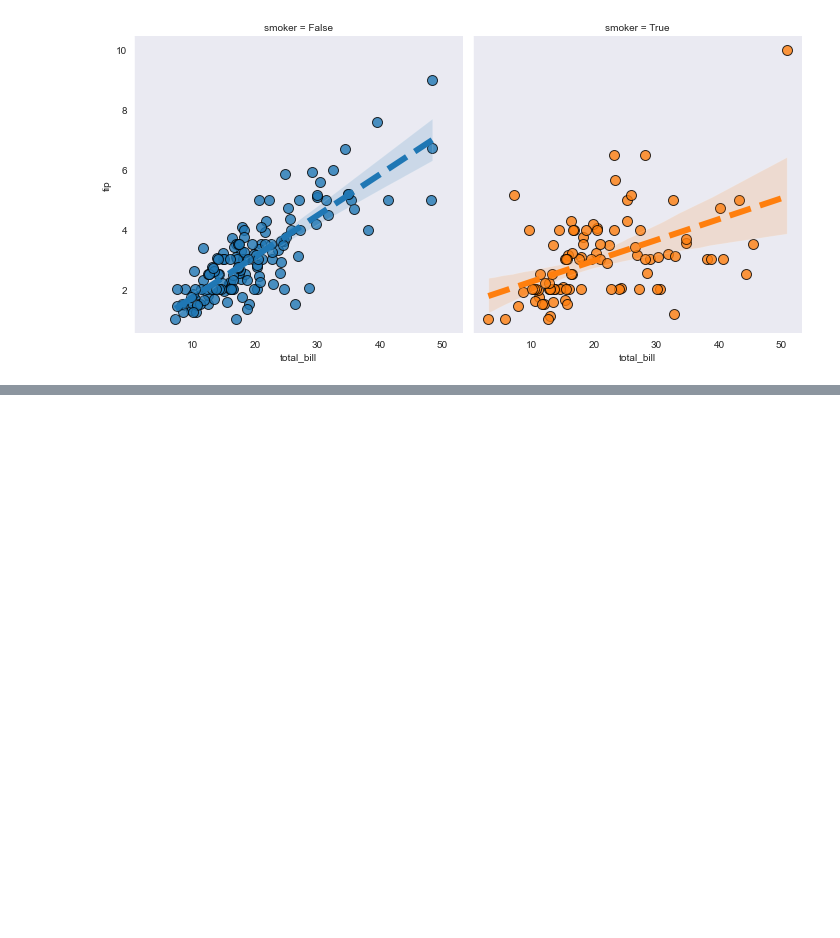
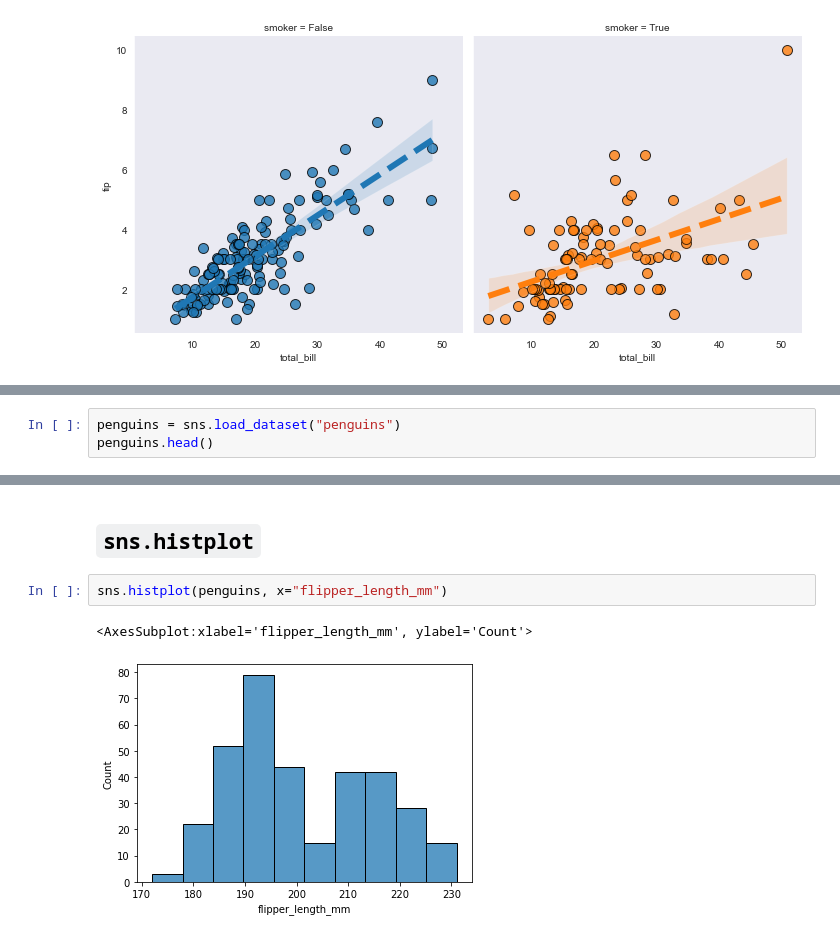
Before and after one commit to inesriahi/Seaborn-Tutorial, a Jupyter notebook: seaborn-tutorial.ipynb, the cells around one changed output, grey strips where cells are left out. Drawn from its saved outputs; the diff is of its cells as text; blank space fills up the shorter version.

```diff
--- a/seaborn-tutorial.ipynb
+++ b/seaborn-tutorial.ipynb
@@ -245,0 +253,3 @@ sns.lmplot(x='total_bill', y='tip', data=tips, hue="smoker", col="smoker",
+# %%
+penguins = sns.load_dataset("penguins")
+penguins.head()
@@ -245,0 +263,7 @@ sns.lmplot(x='total_bill', y='tip', data=tips, hue="smoker", col="smoker",
+# %% [markdown]
+## `sns.histplot`
+# %%
+sns.histplot(penguins, x="flipper_length_mm")
+# %% [output]
+<AxesSubplot:xlabel='flipper_length_mm', ylabel='Count'>
+[figure, added]
```
Also changed, not shown: parts of 19 cells of this notebook.
